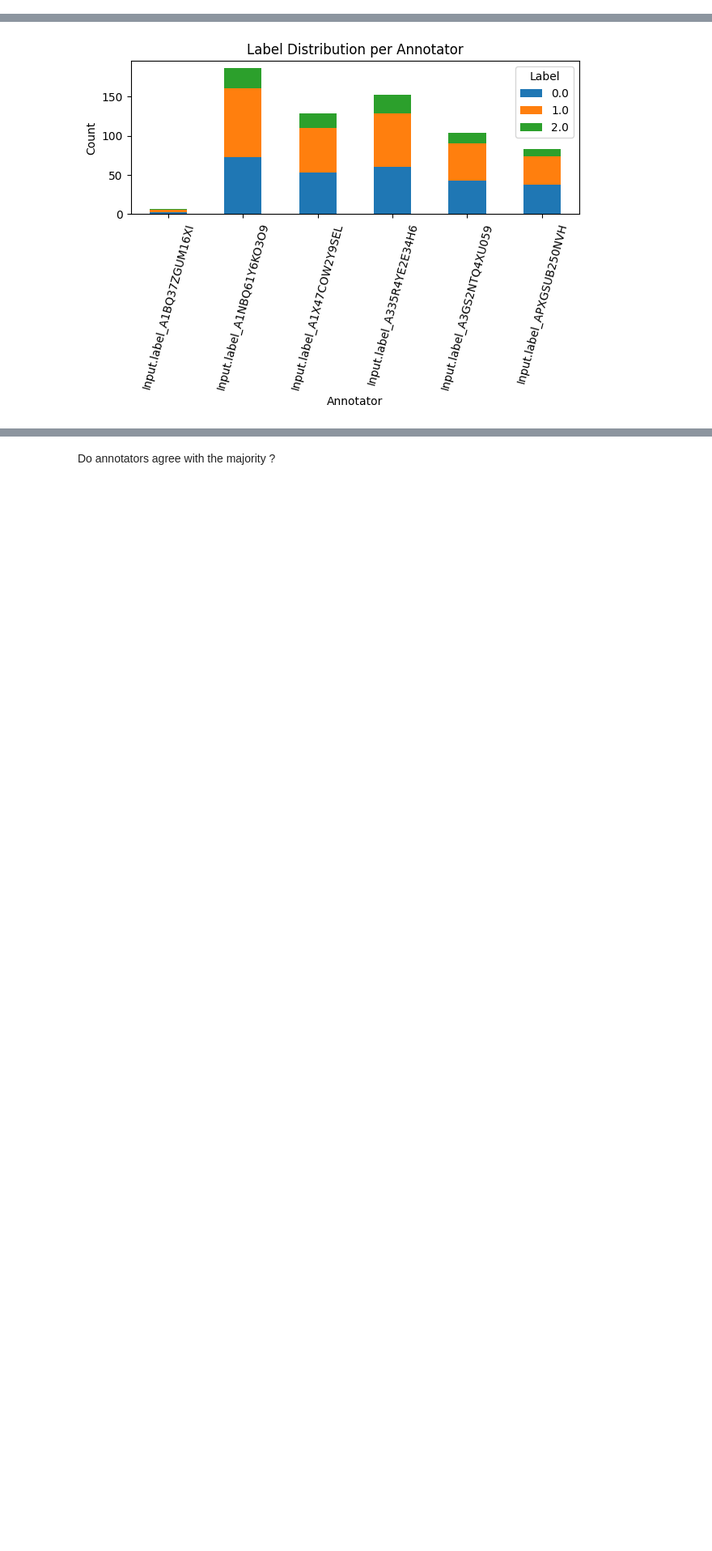
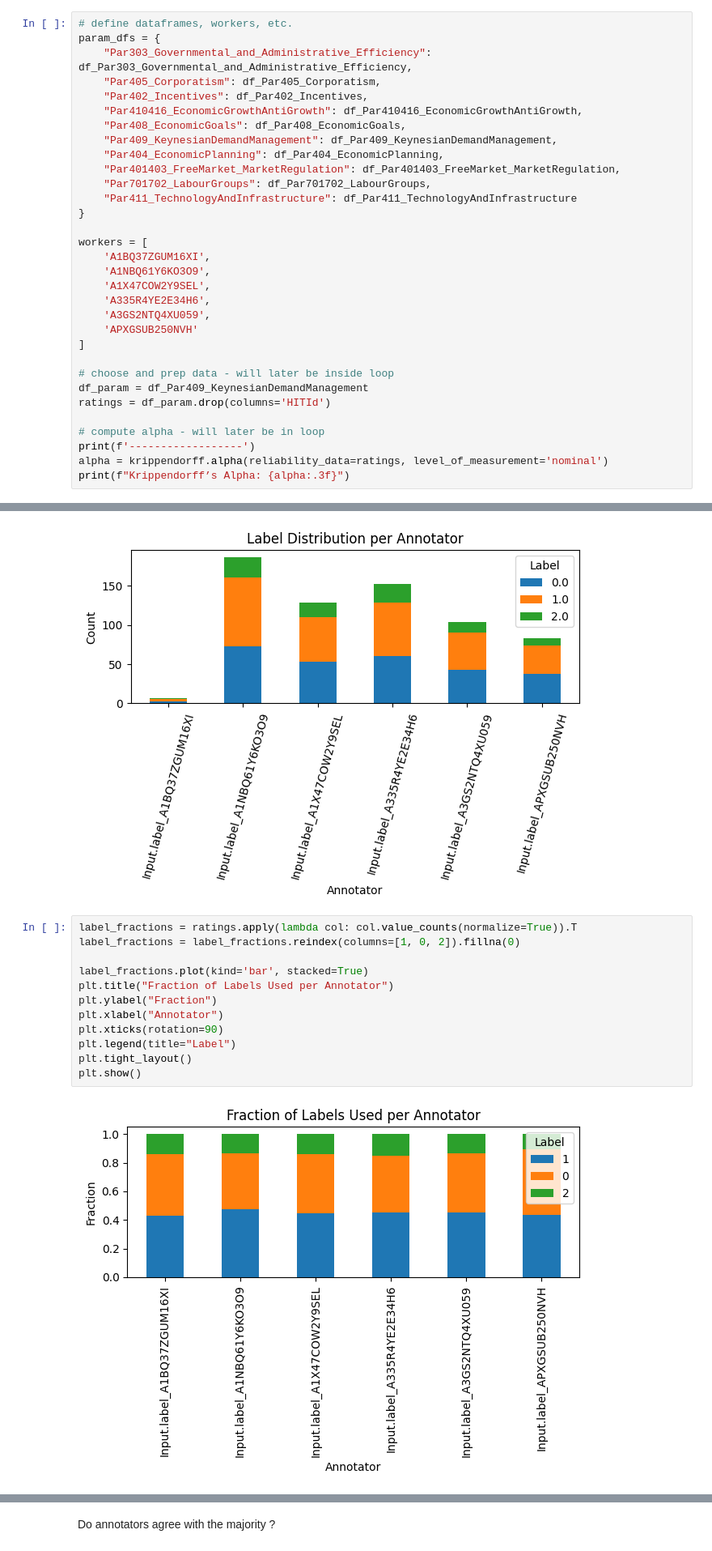
Before and after one commit to toletich311/manifesto_annotations, a Jupyter notebook: Annotations/Annotations_Descriptive_Statistics.ipynb, the cells around one changed output, grey strips where cells are left out. Shown at 81% size. Drawn from its saved outputs; the diff is of its cells as text; blank space fills up the shorter version.

```diff
--- a/Annotations/Annotations_Descriptive_Statistics.ipynb
+++ b/Annotations/Annotations_Descriptive_Statistics.ipynb
@@ -96,0 +170,32 @@ This is a bad score (I think). This metric seems to work better with overlap, bu
+# %%
+# define dataframes, workers, etc.
+param_dfs = {
+    "Par303_Governmental_and_Administrative_Efficiency": df_Par303_Governmental_and_Administrative_Efficiency,
+    "Par405_Corporatism": df_Par405_Corporatism,
+    "Par402_Incentives": df_Par402_Incentives,
+    "Par410416_EconomicGrowthAntiGrowth": df_Par410416_EconomicGrowthAntiGrowth,
+    "Par408_EconomicGoals": df_Par408_EconomicGoals,
+    "Par409_KeynesianDemandManagement": df_Par409_KeynesianDemandManagement,
+    "Par404_EconomicPlanning": df_Par404_EconomicPlanning,
+    "Par401403_FreeMarket_MarketRegulation": df_Par401403_FreeMarket_MarketRegulation,
+    "Par701702_LabourGroups": df_Par701702_LabourGroups,
+    "Par411_TechnologyAndInfrastructure": df_Par411_TechnologyAndInfrastructure
+}
+
+workers = [
+    'A1BQ37ZGUM16XI',
+    'A1NBQ61Y6KO3O9',
+    'A1X47COW2Y9SEL',
+    'A335R4YE2E34H6',
+    'A3GS2NTQ4XU059',
+    'APXGSUB250NVH'
+]
+
+# choose and prep data - will later be inside loop
+df_param = df_Par409_KeynesianDemandManagement
+ratings = df_param.drop(columns='HITId')
+
+# compute alpha - will later be in loop
+print(f'------------------')
+alpha = krippendorff.alpha(reliability_data=ratings, level_of_measurement='nominal')
+print(f"Krippendorff’s Alpha: {alpha:.3f}")
@@ -183,3 +301,17 @@ plt.tight_layout()
 plt.show()
 # %% [output]
 [figure]
+# %%
+label_fractions = ratings.apply(lambda col: col.value_counts(normalize=True)).T
+label_fractions = label_fractions.reindex(columns=[1, 0, 2]).fillna(0)
+
+label_fractions.plot(kind='bar', stacked=True)
+plt.title("Fraction of Labels Used per Annotator")
+plt.ylabel("Fraction")
+plt.xlabel("Annotator")
+plt.xticks(rotation=90)
+plt.legend(title="Label")
+plt.tight_layout()
+plt.show()
+# %% [output]
+[figure, added]
```
Also changed, not shown: parts of 28 cells of this notebook.
